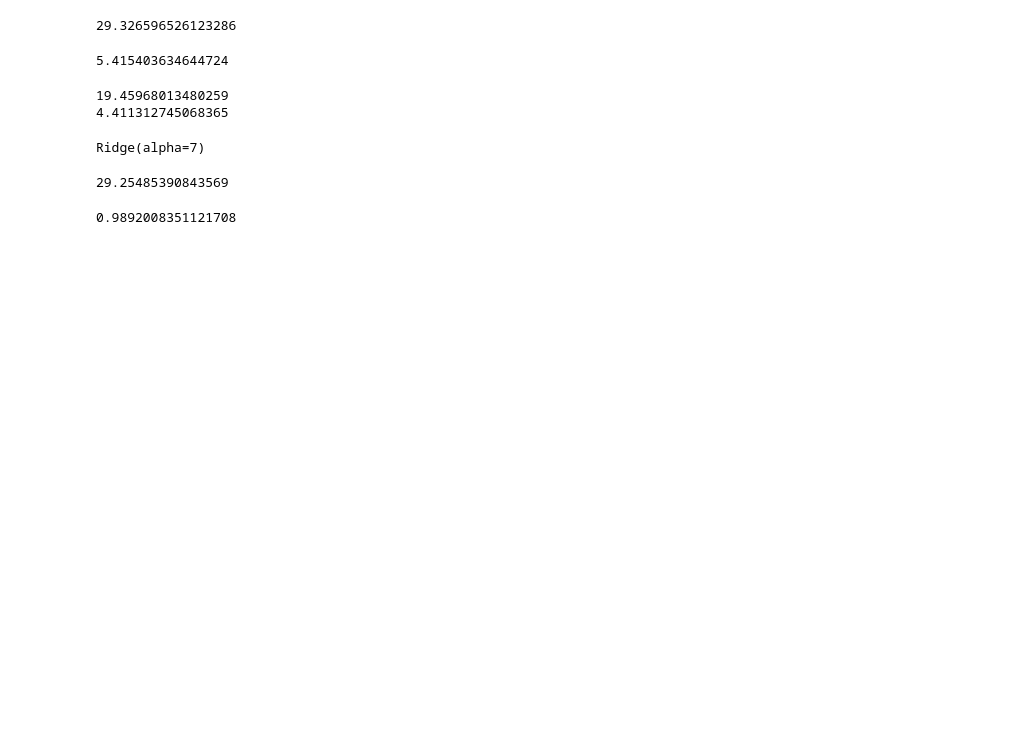
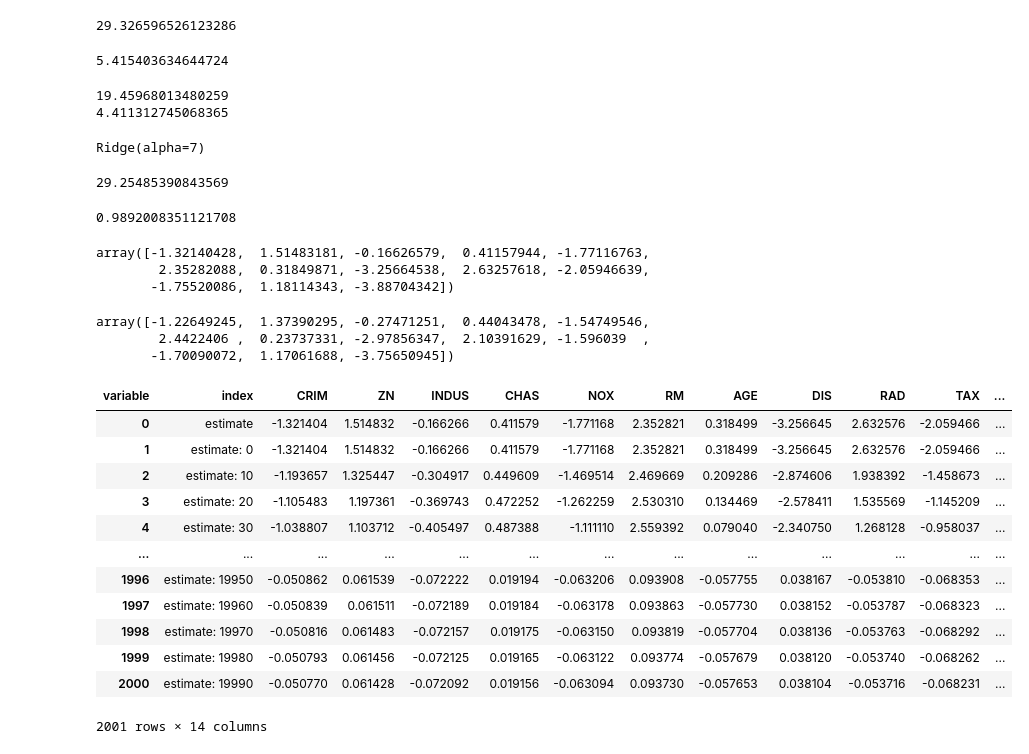
Before and after one commit to EshaanJoshiSDBI/Notes, a Jupyter notebook: Sem5/MachineLearning/Ridge.ipynb, the cells around one changed output. Saved outputs shown, nothing was run; the diff lists cells and outputs as text; code cells hidden in the pictures; blank space fills up the shorter version.

```diff
--- a/Sem5/MachineLearning/Ridge.ipynb
+++ b/Sem5/MachineLearning/Ridge.ipynb
@@ -70,3 +70,15 @@ mean_squared_error(y_test,pred)
 np.sqrt(mean_squared_error(y_test,pred)) - np.sqrt(mean_squared_error(y_train,pred_train))
 # %% [output]
 0.9892008351121708
+# %%
+ols.coef_
+# %% [output]
+array([-1.32140428,  1.51483181, -0.16626579,  0.41157944, -1.77116763,
+        2.35282088,  0.31849871, -3.25664538,  2.63257618, -2.05946639,
+       -1.75520086,  1.18114343, -3.88704342])
+# %%
+ridge_reg.coef_
+# %% [output]
+array([-1.22649245,  1.37390295, -0.27471251,  0.44043478, -1.54749546,
+        2.4422406 ,  0.23737331, -2.97856347,  2.10391629, -1.596039  ,
+       -1.70090072,  1.17061688, -3.75650945])
@@ -72,0 +101,16 @@ np.sqrt(mean_squared_error(y_test,pred)) - np.sqrt(mean_squared_error(y_train,pr
+# %%
+ridge_df
+# %% [output]
+| variable | index | CRIM | ZN | INDUS | CHAS | NOX | RM | AGE | DIS | RAD | TAX | ... |
+| 0 | estimate | -1.321404 | 1.514832 | -0.166266 | 0.411579 | -1.771168 | 2.352821 | 0.318499 | -3.256645 | 2.632576 | -2.059466 | ... |
+| 1 | estimate: 0 | -1.321404 | 1.514832 | -0.166266 | 0.411579 | -1.771168 | 2.352821 | 0.318499 | -3.256645 | 2.632576 | -2.059466 | ... |
+| 2 | estimate: 10 | -1.193657 | 1.325447 | -0.304917 | 0.449609 | -1.469514 | 2.469669 | 0.209286 | -2.874606 | 1.938392 | -1.458673 | ... |
+| 3 | estimate: 20 | -1.105483 | 1.197361 | -0.369743 | 0.472252 | -1.262259 | 2.530310 | 0.134469 | -2.578411 | 1.535569 | -1.145209 | ... |
+| 4 | estimate: 30 | -1.038807 | 1.103712 | -0.405497 | 0.487388 | -1.111110 | 2.559392 | 0.079040 | -2.340750 | 1.268128 | -0.958037 | ... |
+| ... | ... | ... | ... | ... | ... | ... | ... | ... | ... | ... | ... | ... |
+| 1996 | estimate: 19950 | -0.050862 | 0.061539 | -0.072222 | 0.019194 | -0.063206 | 0.093908 | -0.057755 | 0.038167 | -0.053810 | -0.068353 | ... |
+| 1997 | estimate: 19960 | -0.050839 | 0.061511 | -0.072189 | 0.019184 | -0.063178 | 0.093863 | -0.057730 | 0.038152 | -0.053787 | -0.068323 | ... |
+| 1998 | estimate: 19970 | -0.050816 | 0.061483 | -0.072157 | 0.019175 | -0.063150 | 0.093819 | -0.057704 | 0.038136 | -0.053763 | -0.068292 | ... |
+| 1999 | estimate: 19980 | -0.050793 | 0.061456 | -0.072125 | 0.019165 | -0.063122 | 0.093774 | -0.057679 | 0.038120 | -0.053740 | -0.068262 | ... |
+| 2000 | estimate: 19990 | -0.050770 | 0.061428 | -0.072092 | 0.019156 | -0.063094 | 0.093730 | -0.057653 | 0.038104 | -0.053716 | -0.068231 | ... |
+2001 rows × 14 columns
```
Also changed, not shown: parts of 4 cells of this notebook, 1 other file.
